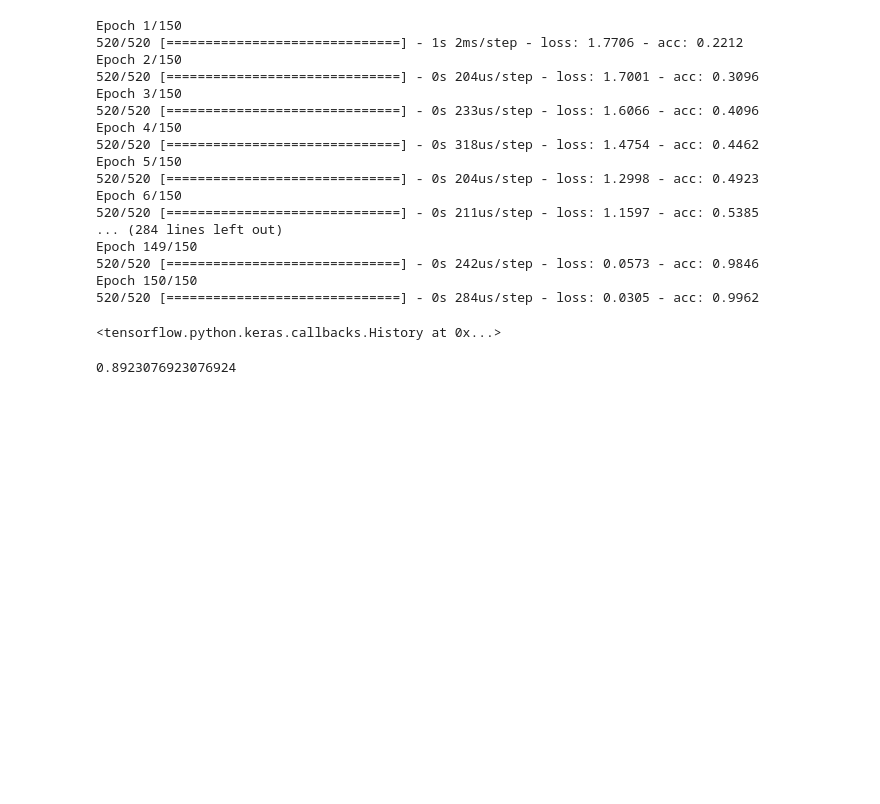
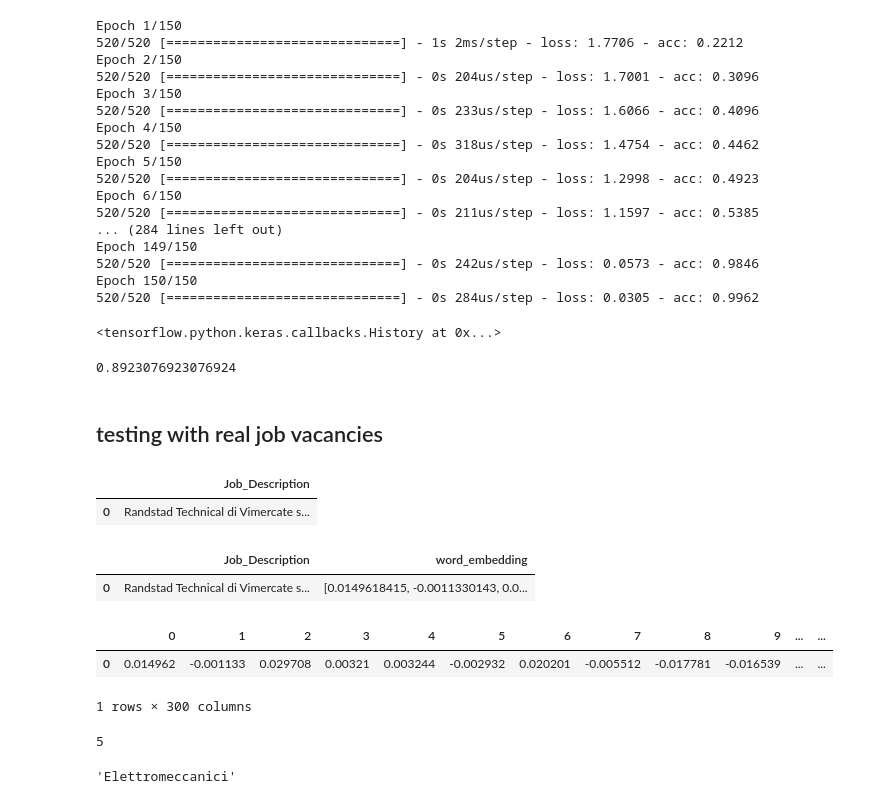
Before and after one commit to giorgiomondauto/NLP_LEO, a Jupyter notebook: word_embedding_approach_with_FastText.ipynb, the cells around one changed output. Drawn from its saved outputs; the diff is of its cells as text; code cells hidden in the pictures; blank space fills up the shorter version.

Commit message:
first model with word embedding

```diff
--- a/word_embedding_approach_with_FastText.ipynb
+++ b/word_embedding_approach_with_FastText.ipynb
@@ -209,3 +209,34 @@ _, test_acc = model.evaluate(X_test, testy, verbose=0)
 test_acc
 # %% [output]
 0.8923076923076924
+# %% [markdown]
+## testing with real job vacancies
+# %%
+unseen_data = pd.DataFrame({'Job_Description':['Randstad Technical di Vimercate seleziona un manutentore per inserimento in somministrazione presso azienda del settore gomma plastica. La risorsa si occuperà della manutenzione ordinaria e straordinaria di presse a iniezione idrauliche  ed elettriche, di attrezzature elettromeccaniche e degli impianti del plant produttivo. Requisiti: diploma o qualifica in ambito meccanico o elettromeccanico; esperienza nella mansione di almeno 3 anni; disponibilità al lavoro sia a giornata che su tre turni; flessibilità, precisione, capacità organizzative, proattività']})
+unseen_data
+# %% [output]
+|  | Job_Description |
+| 0 | Randstad Technical di Vimercate s... |
+# %%
+unseen_data['word_embedding'] = unseen_data.Job_Description.apply(lambda x: ft.get_sentence_vector(x.replace('\n',' ')))
+unseen_data
+# %% [output]
+|  | Job_Description | word_embedding |
+| 0 | Randstad Technical di Vimercate s... | [0.0149618415, -0.0011330143, 0.0... |
+# %%
+unseen_data.word_embedding = unseen_data.word_embedding.apply(lambda x: ','.join(str(i) for i in np.split(x,300)))
+matrix_embedding = unseen_data.word_embedding.str.split(',',expand = True)
+# %%
+for i in range(0,300):
+    matrix_embedding[i] = matrix_embedding[i].apply(lambda x: float(x[1:-1]))
+# %%
+matrix_embedding
+# %% [output]
+|  | 0 | 1 | 2 | 3 | 4 | 5 | 6 | 7 | 8 | 9 | ... | ... |
+| 0 | 0.014962 | -0.001133 | 0.029708 | 0.00321 | 0.003244 | -0.002932 | 0.020201 | -0.005512 | -0.017781 | -0.016539 | ... | ... |
+1 rows × 300 columns
+# %%
+predicted_label = int(model.predict_classes(matrix_embedding))
+predicted_label
+# %% [output]
+5
@@ -211,0 +248,4 @@ test_acc
+# %%
+get_key(predicted_label,Role_dictionary)
+# %% [output]
+'Elettromeccanici'
```
Also changed, not shown: parts of 2 cells of this notebook.
